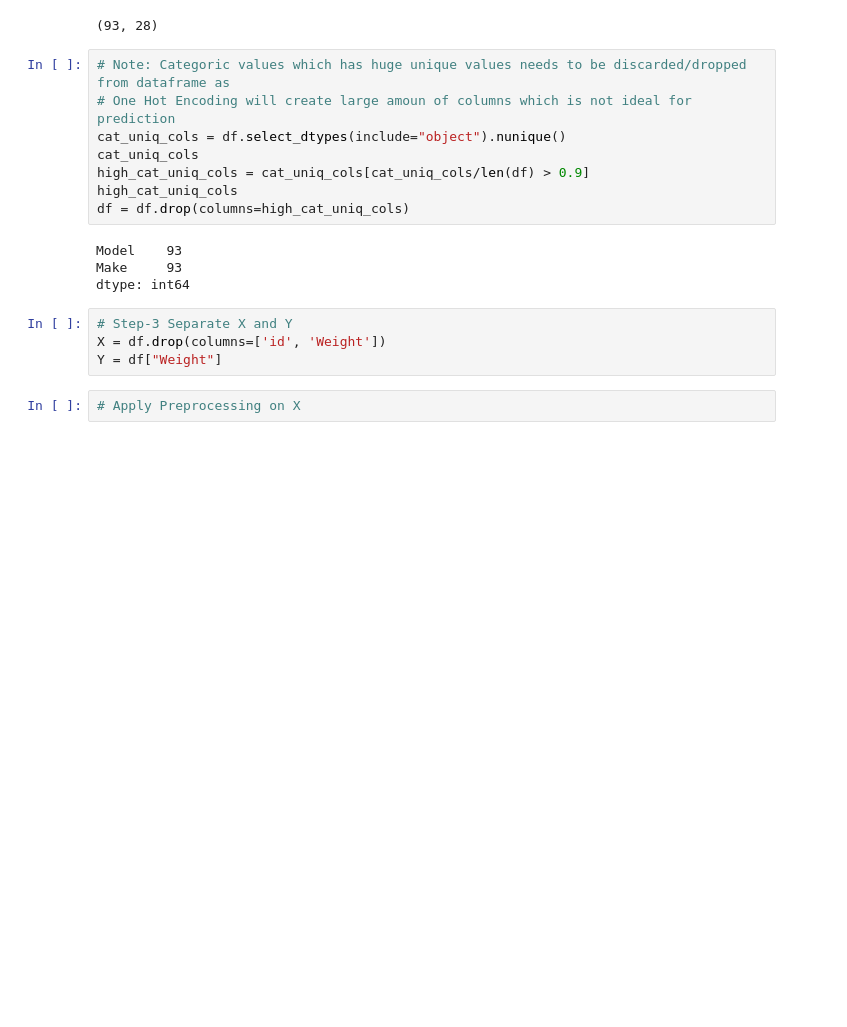
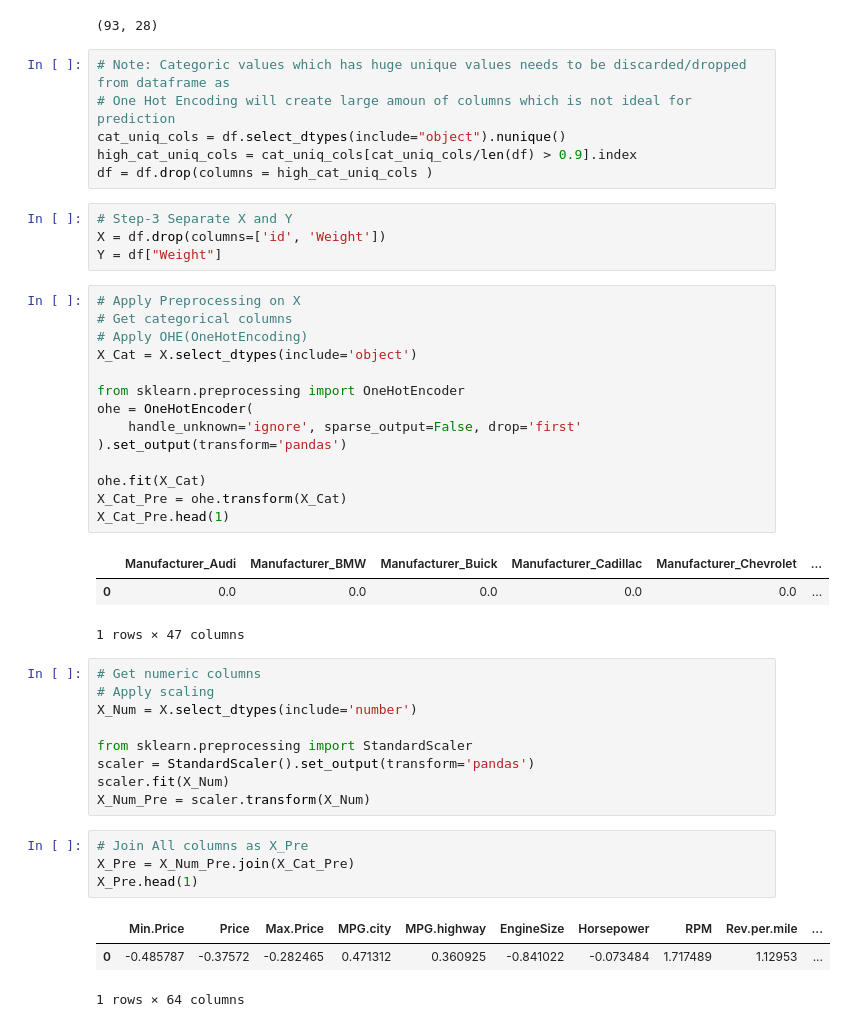
Before and after one commit to deanesh/ML-Wakad-Weekdays-5-7-pm-11th-Dec, a Jupyter notebook: 03_Manual_Preprocessing/Manual-Preprocessing-Practice.ipynb, the cells around one changed output. Cells and saved outputs as stored; diff of their text form; blank space fills up the shorter version.

Commit message:
Updating Manual Preprocessing Practice ipynb file

```diff
--- a/03_Manual_Preprocessing/Manual-Preprocessing-Practice.ipynb
+++ b/03_Manual_Preprocessing/Manual-Preprocessing-Practice.ipynb
@@ -71,17 +72,44 @@ df.shape
 # Note: Categoric values which has huge unique values needs to be discarded/dropped from dataframe as
 # One Hot Encoding will create large amoun of columns which is not ideal for prediction
 cat_uniq_cols = df.select_dtypes(include="object").nunique()
-cat_uniq_cols
-high_cat_uniq_cols = cat_uniq_cols[cat_uniq_cols/len(df) > 0.9]
-high_cat_uniq_cols
-df = df.drop(columns=high_cat_uniq_cols)
+high_cat_uniq_cols = cat_uniq_cols[cat_uniq_cols/len(df) > 0.9].index
+df = df.drop(columns = high_cat_uniq_cols )
-# %% [output]
-Model    93
-Make     93
-dtype: int64
 # %%
 # Step-3 Separate X and Y
 X = df.drop(columns=['id', 'Weight'])
 Y = df["Weight"]
 # %%
 # Apply Preprocessing on X
+# Get categorical columns
+# Apply OHE(OneHotEncoding)
+X_Cat = X.select_dtypes(include='object')
+
+from sklearn.preprocessing import OneHotEncoder
+ohe = OneHotEncoder(
+    handle_unknown='ignore', sparse_output=False, drop='first'
+).set_output(transform='pandas')
+
+ohe.fit(X_Cat)
+X_Cat_Pre = ohe.transform(X_Cat)
+X_Cat_Pre.head(1)
+# %% [output]
+|  | Manufacturer_Audi | Manufacturer_BMW | Manufacturer_Buick | Manufacturer_Cadillac | Manufacturer_Chevrolet | ... |
+| 0 | 0.0 | 0.0 | 0.0 | 0.0 | 0.0 | ... |
+1 rows × 47 columns
+# %%
+# Get numeric columns
+# Apply scaling
+X_Num = X.select_dtypes(include='number')
+
+from sklearn.preprocessing import StandardScaler
+scaler = StandardScaler().set_output(transform='pandas')
+scaler.fit(X_Num)
+X_Num_Pre = scaler.transform(X_Num)
+# %%
+# Join All columns as X_Pre
+X_Pre = X_Num_Pre.join(X_Cat_Pre)
+X_Pre.head(1)
+# %% [output]
+|  | Min.Price | Price | Max.Price | MPG.city | MPG.highway | EngineSize | Horsepower | RPM | Rev.per.mile | ... |
+| 0 | -0.485787 | -0.37572 | -0.282465 | 0.471312 | 0.360925 | -0.841022 | -0.073484 | 1.717489 | 1.12953 | ... |
+1 rows × 64 columns
```
Also changed, not shown: parts of 15 cells of this notebook.
